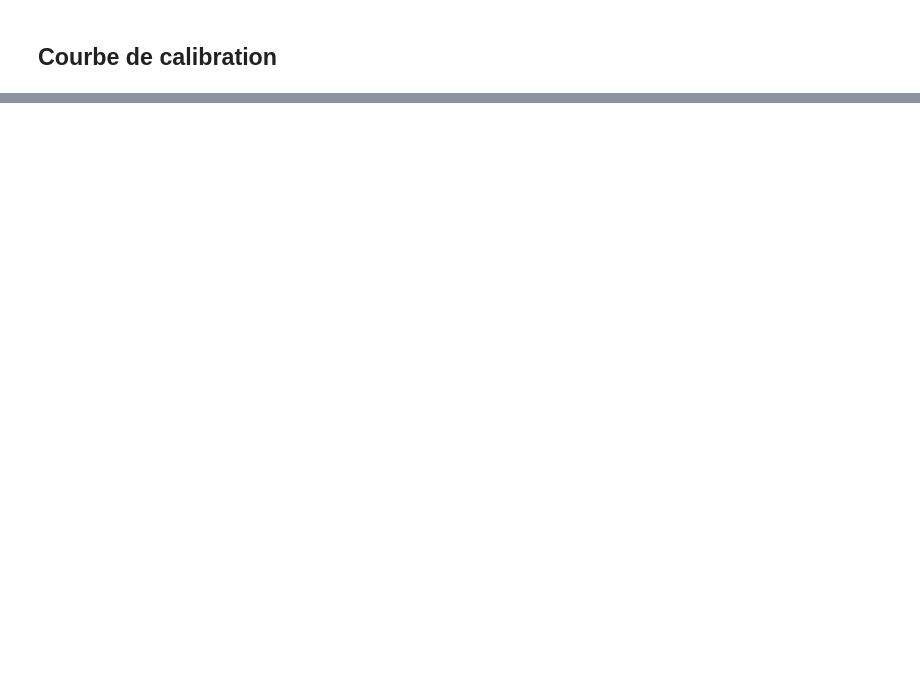
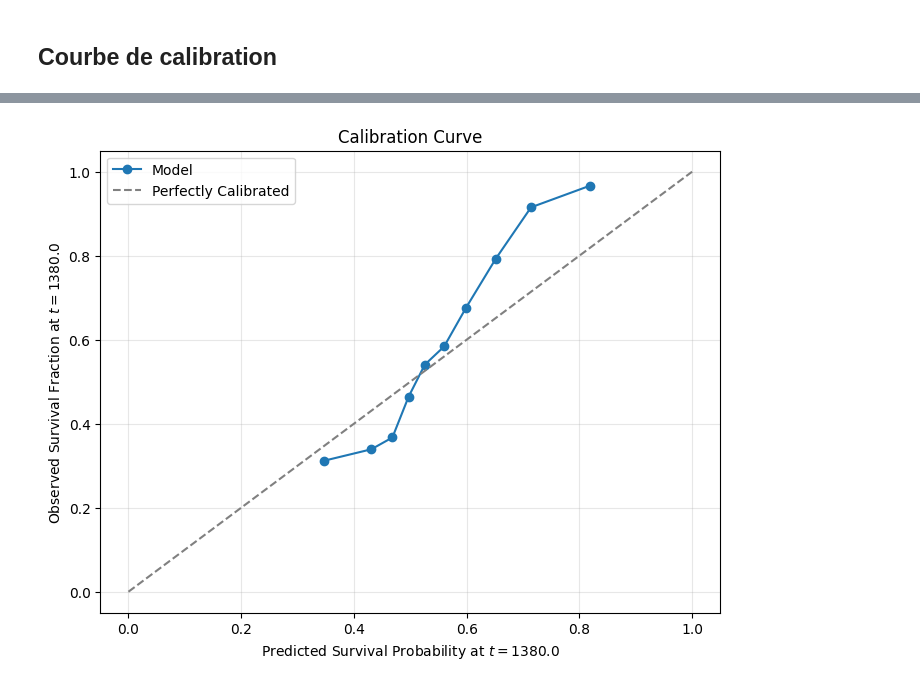
Before and after one commit to mathisdrn/conformal-prediction, a Jupyter notebook: src/survival/2-cox.ipynb, the cells around one changed output, grey strips where cells are left out. Cells and saved outputs as stored; diff of their text form; code cells hidden in the pictures; blank space fills up the shorter version.

```diff
--- a/src/survival/2-cox.ipynb
+++ b/src/survival/2-cox.ipynb
@@ -200,0 +214,36 @@ E50 =  0.4259075782779233
+# %%
+def manual_calibration_plot(model, data, t0, n_bins=10):
+    # 1. On prédit les probabilités de survie à t0
+    predictions = model.predict_survival_function(data, times=[t0]).T.iloc[:, 0]
+
+    # 2. Catégoriser les prédictions
+    data["pred_prob"] = predictions
+    data["bin"] = pd.qcut(data["pred_prob"], n_bins, duplicates="drop")
+
+    bin_centers = []
+    observed_rates = []
+
+    # 3. Calcul des taux observés de survie avec Kaplan-Meier
+    for bin_val, group in data.groupby("bin"):
+        kmf = KaplanMeierFitter().fit(group["time"], group["event"])
+        # Get KM survival estimate at t0
+        observed_rates.append(kmf.predict(t0))
+        bin_centers.append(group["pred_prob"].mean())
+
+    # 4. Rendu
+    plt.figure(figsize=(8, 6))
+    plt.plot(bin_centers, observed_rates, marker="o", linestyle="-", label="Model")
+    plt.plot([0, 1], [0, 1], "--", color="gray", label="Perfectly Calibrated")
+
+    plt.xlabel(f"Predicted Survival Probability at $t={t0}$")
+    plt.ylabel(f"Observed Survival Fraction at $t={t0}$")
+    plt.title("Calibration Curve")
+    plt.legend()
+    plt.grid(True, alpha=0.3)
+    plt.show()
+
+
+t0 = X_test.get_column("time").quantile(0.5)
+manual_calibration_plot(cph, X_test.to_pandas(), t0=t0)
+# %% [output]
+[figure, added]
```
Also changed, not shown: parts of 9 cells of this notebook, 9 other files.
